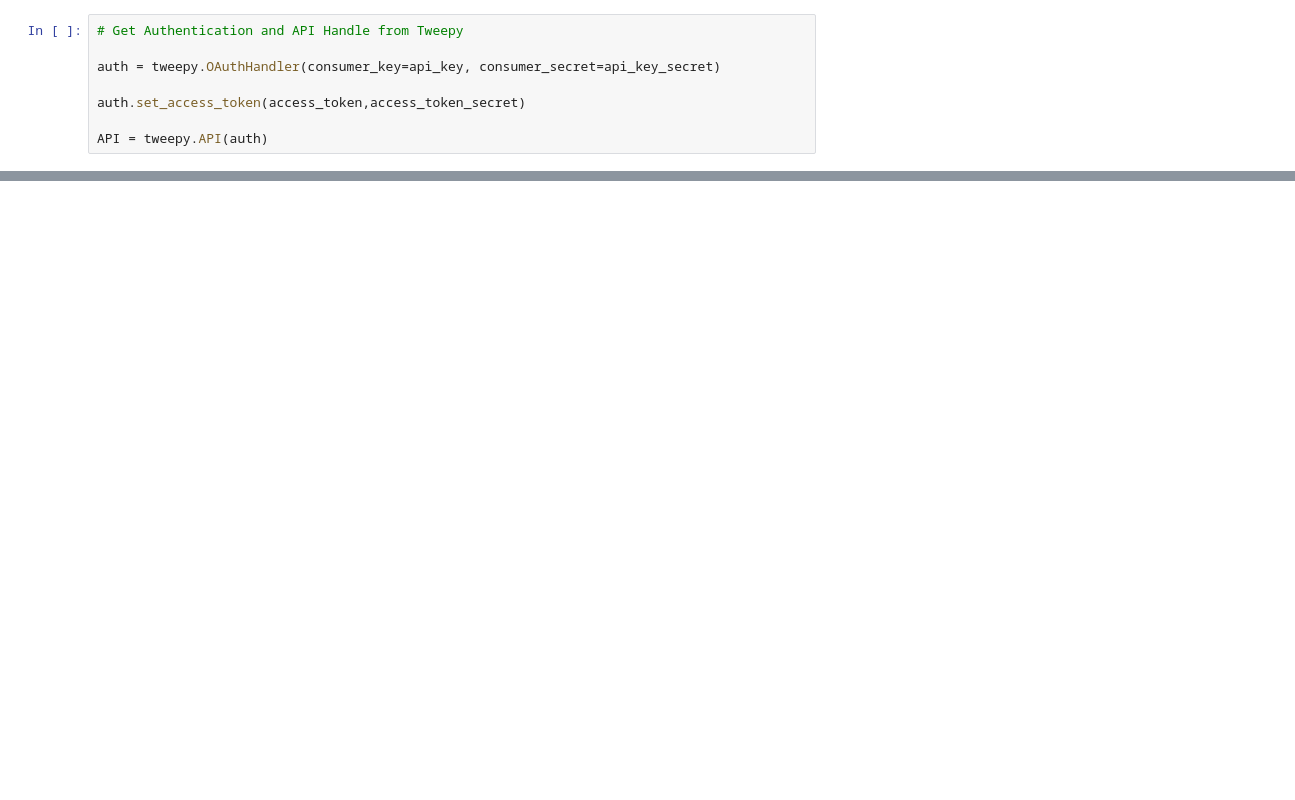
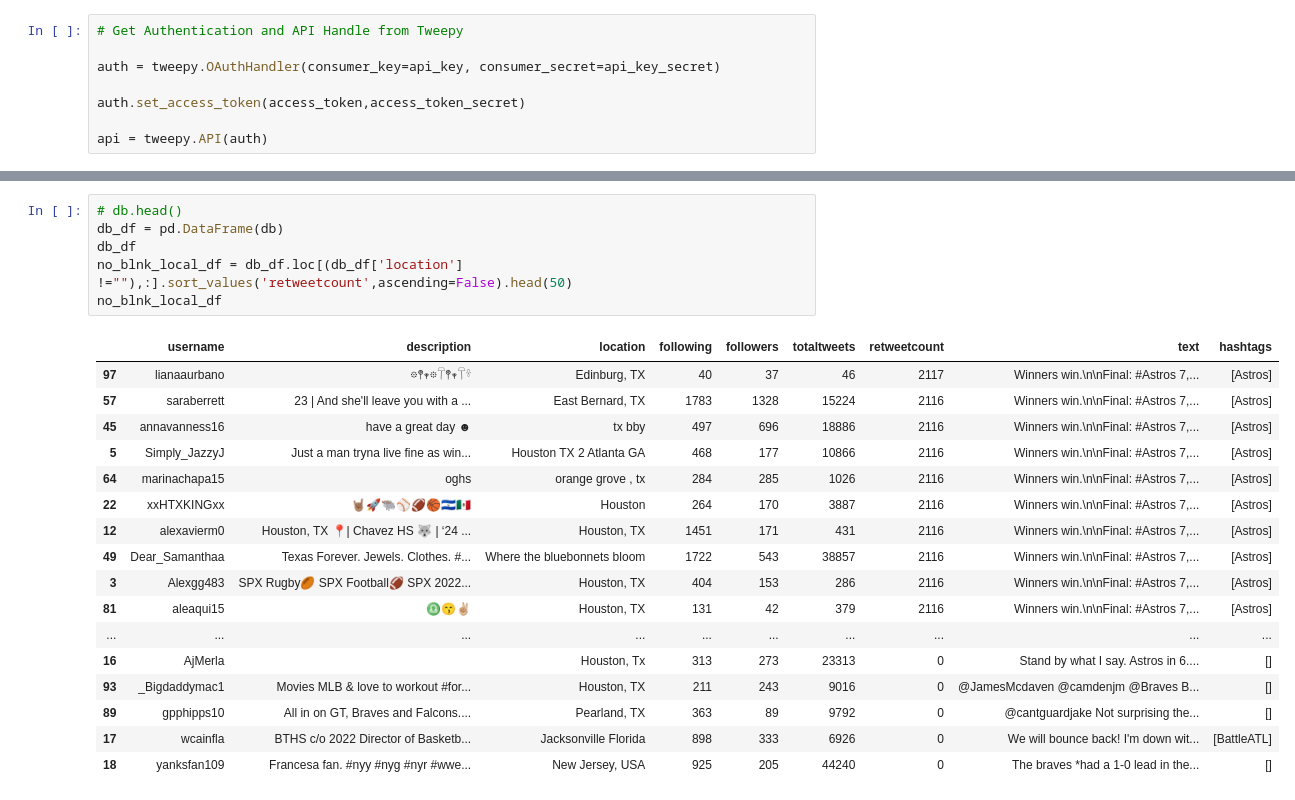
Before and after one commit to sgodkhindi/DataVizards, a Jupyter notebook: SocialMedialAPIProject.ipynb, the cells around one changed output, grey strips where cells are left out. Saved outputs shown, nothing was run; the diff lists cells and outputs as text; blank space fills up the shorter version.

```diff
--- a/SocialMedialAPIProject.ipynb
+++ b/SocialMedialAPIProject.ipynb
@@ -16,7 +22,7 @@ auth = tweepy.OAuthHandler(consumer_key=api_key, consumer_secret=api_key_secret)
 
 auth.set_access_token(access_token,access_token_secret)
 
-API = tweepy.API(auth)
+api = tweepy.API(auth)
 # %%
 # function to display data of each tweet
 def printtweetdata(n, ith_tweet):
@@ -145,0 +136,24 @@ Scraping has completed!
+# %%
+# db.head()
+db_df = pd.DataFrame(db)
+db_df
+no_blnk_local_df = db_df.loc[(db_df['location'] !=""),:].sort_values('retweetcount',ascending=False).head(50)
+no_blnk_local_df
+# %% [output]
+|  | username | description | location | following | followers | totaltweets | retweetcount | text | hashtags |
+| 97 | lianaaurbano | 𖡼𖤣𖥧𖡼𓋼𖤣𖥧𓋼𓍊 | Edinburg, TX | 40 | 37 | 46 | 2117 | Winners win.\n\nFinal: #Astros 7,... | [Astros] |
+| 57 | saraberrett | 23 | And she'll leave you with a ... | East Bernard, TX | 1783 | 1328 | 15224 | 2116 | Winners win.\n\nFinal: #Astros 7,... | [Astros] |
+| 45 | annavanness16 | have a great day ☻ | tx bby | 497 | 696 | 18886 | 2116 | Winners win.\n\nFinal: #Astros 7,... | [Astros] |
+| 5 | Simply_JazzyJ | Just a man tryna live fine as win... | Houston TX 2 Atlanta GA | 468 | 177 | 10866 | 2116 | Winners win.\n\nFinal: #Astros 7,... | [Astros] |
+| 64 | marinachapa15 | oghs | orange grove , tx | 284 | 285 | 1026 | 2116 | Winners win.\n\nFinal: #Astros 7,... | [Astros] |
+| 22 | xxHTXKINGxx | 🤘🏽🚀🐃⚾️🏈🏀🇸🇻🇲🇽 | Houston | 264 | 170 | 3887 | 2116 | Winners win.\n\nFinal: #Astros 7,... | [Astros] |
+| 12 | alexavierm0 | Houston, TX 📍| Chavez HS 🐺 | ‘24 ... | Houston, TX | 1451 | 171 | 431 | 2116 | Winners win.\n\nFinal: #Astros 7,... | [Astros] |
+| 49 | Dear_Samanthaa | Texas Forever. Jewels. Clothes. #... | Where the bluebonnets bloom | 1722 | 543 | 38857 | 2116 | Winners win.\n\nFinal: #Astros 7,... | [Astros] |
+| 3 | Alexgg483 | SPX Rugby🏉 SPX Football🏈 SPX 2022... | Houston, TX | 404 | 153 | 286 | 2116 | Winners win.\n\nFinal: #Astros 7,... | [Astros] |
+| 81 | aleaqui15 | ♎️😙✌🏼 | Houston, TX | 131 | 42 | 379 | 2116 | Winners win.\n\nFinal: #Astros 7,... | [Astros] |
+| ... | ... | ... | ... | ... | ... | ... | ... | ... | ... |
+| 16 | AjMerla |  | Houston, Tx | 313 | 273 | 23313 | 0 | Stand by what I say. Astros in 6.... | [] |
+| 93 | _Bigdaddymac1 | Movies MLB & love to workout #for... | Houston, TX | 211 | 243 | 9016 | 0 | @JamesMcdaven @camdenjm @Braves B... | [] |
+| 89 | gpphipps10 | All in on GT, Braves and Falcons.... | Pearland, TX | 363 | 89 | 9792 | 0 | @cantguardjake Not surprising the... | [] |
+| 17 | wcainfla | BTHS c/o 2022 Director of Basketb... | Jacksonville Florida | 898 | 333 | 6926 | 0 | We will bounce back! I'm down wit... | [BattleATL] |
+| 18 | yanksfan109 | Francesa fan. #nyy #nyg #nyr #wwe... | New Jersey, USA | 925 | 205 | 44240 | 0 | The braves *had a 1-0 lead in the... | [] |
```
Also changed, not shown: parts of 8 cells of this notebook, 1 other file.
